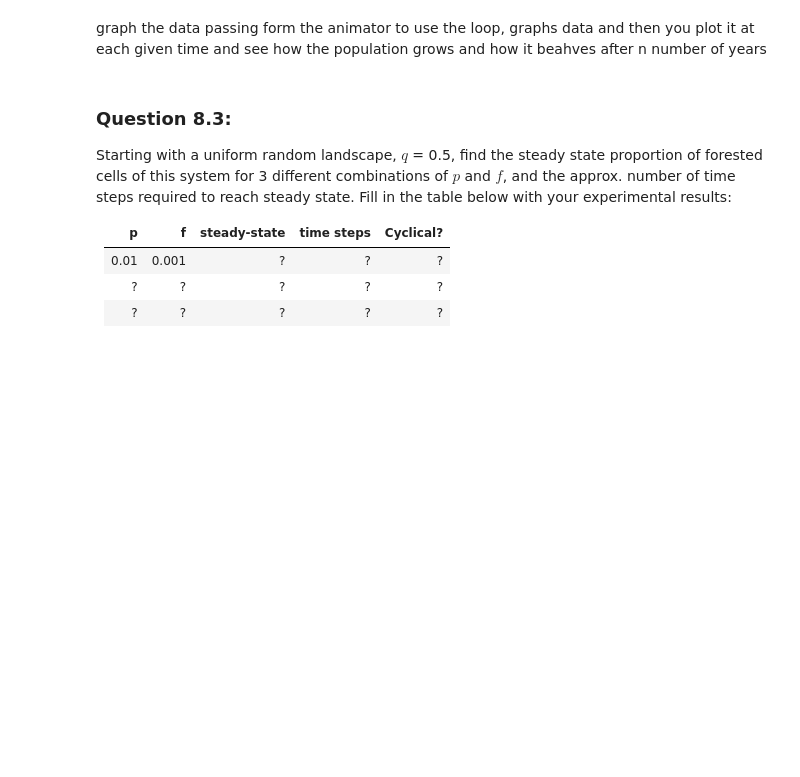
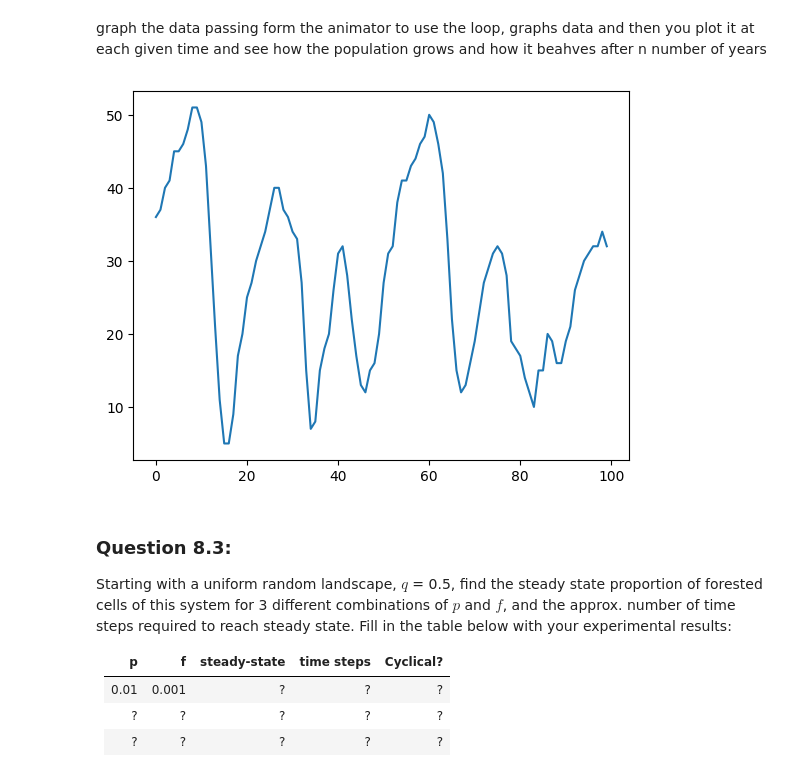
Before and after one commit to santiagosanchez15/cap-comp215, a Jupyter notebook: labs/lab07-10-fire.ipynb, the cells around one changed output. Saved outputs shown, nothing was run; the diff lists cells and outputs as text; code cells hidden in the pictures; blank space fills up the shorter version.

```diff
--- a/labs/lab07-10-fire.ipynb
+++ b/labs/lab07-10-fire.ipynb
@@ -355,3 +353,25 @@ and see how the population grows and how it beahves after n number of years
+# %%
+# Ex. 8.2 here
+
+m = ForestFire(3, p=0.09, f=0.005)
+m.state = np.random.choice([1,0], size= 60, p=[0.5, 1 - 0.5 ] ).reshape((6,10))
+
+# plt.xlabel("Number of trees")
+# plt.ylabel("Number of generations")
+
+num_trees = []
+num_generations = list(range(100))
+
+
+for _ in range(100):
+  num_trees.append(m.num_occupied())
+  m.step()
+
+plt.plot(num_generations, num_trees)
+
+plt.show()
+# %% [output]
+[figure, added]
 # %% [markdown]
 ### Question 8.3:
 Starting with a uniform random landscape, $q$ = 0.5, find the steady state proportion of forested cells of this system for 3 different combinations of $p$ and $f$, and the approx. number of time steps required to reach steady state.
```
Also changed, not shown: parts of 2 cells of this notebook.
